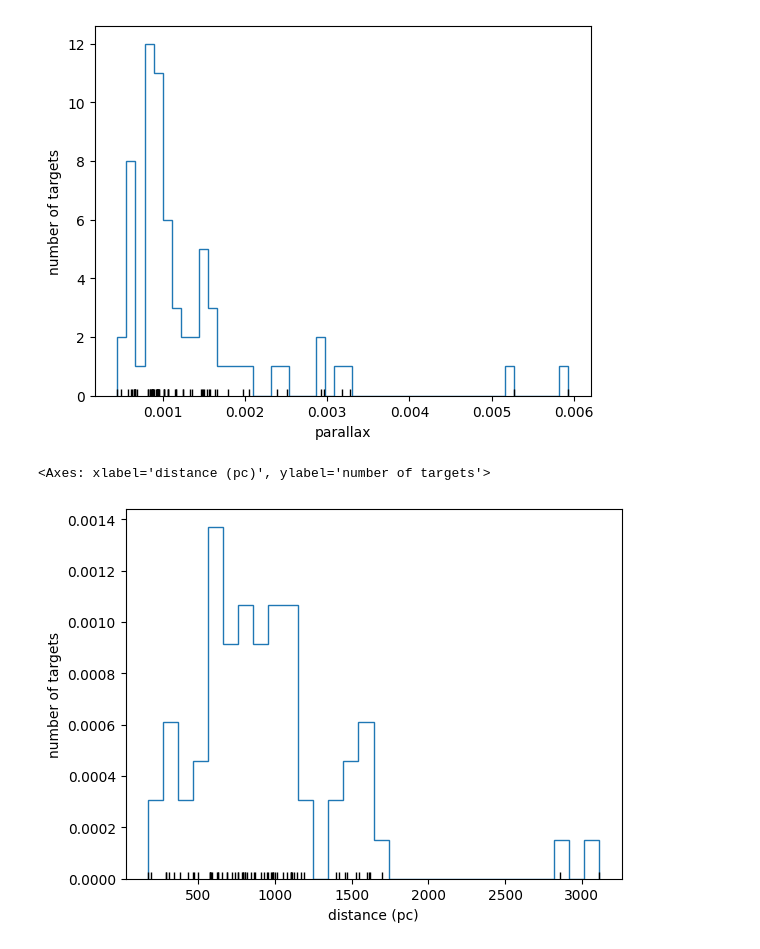
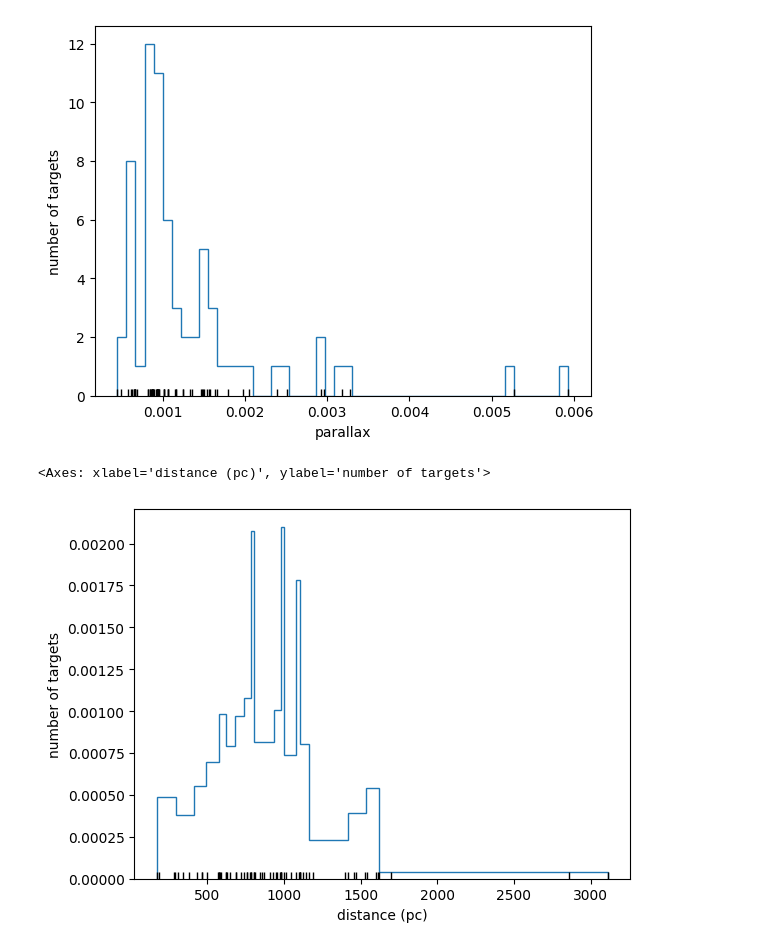
Before and after one commit to Oxke/seti-deliverables, a Jupyter notebook: Gaia targets in GC - targetexplore.ipynb, the cells around one changed output. Saved outputs shown, nothing was run; the diff lists cells and outputs as text; code cells hidden in the pictures.

```diff
--- a/Gaia targets in GC - targetexplore.ipynb
+++ b/Gaia targets in GC - targetexplore.ipynb
@@ -48,8 +49,8 @@ tgts.hist_parallax()
 <Axes: xlabel='parallax', ylabel='number of targets'>
 [figure]
 # %%
-tgts.hist_distance(bins=30)
+tgts.hist_distance(bins=1/20)
 # %% [output]
 <Axes: xlabel='distance (pc)', ylabel='number of targets'>
-[figure, old version]
+[figure, new version]
 # %%
```
Also changed, not shown: parts of 2 cells of this notebook, 7 other files.
